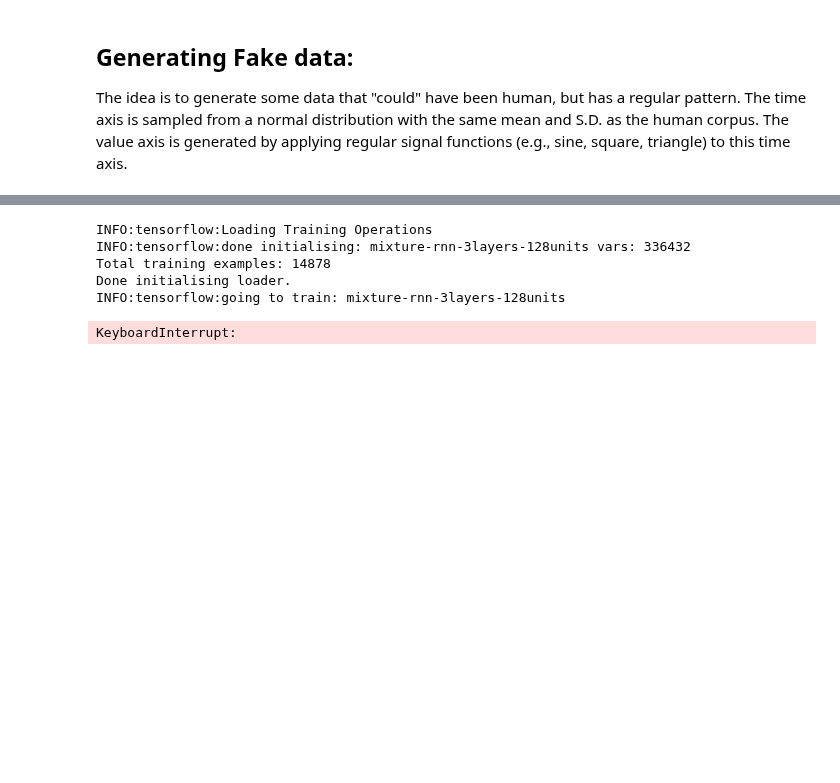
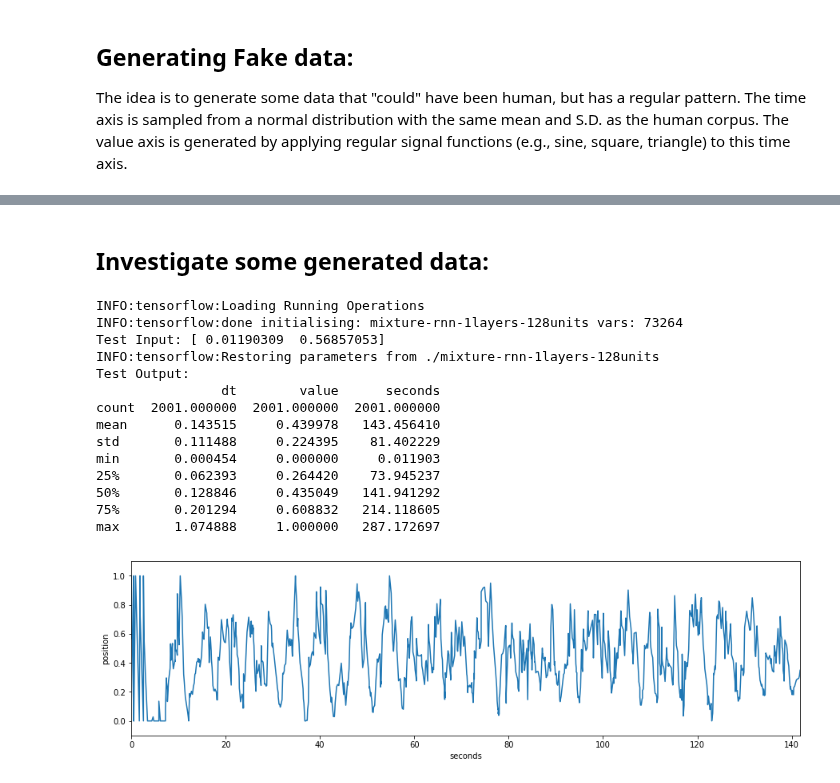
Before and after one commit to cpmpercussion/impsy, a Jupyter notebook: train_synthetic_mdn_data.ipynb, the cells around one changed output, grey strips where cells are left out. Drawn from its saved outputs; the diff is of its cells as text; code cells hidden in the pictures; blank space fills up the shorter version.

Commit message:
Updated synthetic data training script
Former-commit-id: f7b740a8461c19bbe497c78143a5483d0af6c583

```diff
--- a/train_synthetic_mdn_data.ipynb
+++ b/train_synthetic_mdn_data.ipynb
@@ -140,7 +107,7 @@ Training an MDN with these synthetic data sets.
 # Hyperparameters
 units = 128
 mixes = 8
-layers = 3
+layers = 1
 batch_s = 100
 n_steps = 120
 epochs = 10
@@ -157,10 +124,74 @@ losses = net.train(loader, epochs, saving=True)
 ## Plot the losses.
 plt.plot(losses)
 plt.show()
-# %% [output]
-INFO:tensorflow:Loading Training Operations
-INFO:tensorflow:done initialising: mixture-rnn-3layers-128units vars: 336432
-Total training examples: 14878
-Done initialising loader.
-INFO:tensorflow:going to train: mixture-rnn-3layers-128units
-KeyboardInterrupt:
+# %% [markdown]
+## Investigate some generated data:
+# %%
+# Hyperparameters
+units = 128
+mixes = 8
+layers = 1
+batch_s = 1
+n_steps = 1
+
+# Instantiate Running Network
+net = sketch_mdn.MixtureRNN(mode = sketch_mdn.NET_MODE_RUN,
+                            n_hidden_units=units,
+                            n_mixtures=mixes,
+                            batch_size=batch_s,
+                            sequence_length=n_steps,
+                            layers=layers)
+
+first_touch = np.array([(0.01 + (np.random.rand()-0.5)*0.005), np.random.rand()])
+print("Test Input:",first_touch)
+
+with tf.Session() as sess:
+    perf = net.generate_performance(first_touch,2000,sess)
+print("Test Output:")
+perf_df = pd.DataFrame({'dt':perf.T[0], 'value':perf.T[1]})
+perf_df['seconds'] = perf_df.dt.cumsum()
+
+print(perf_df.describe())
+
+ax = perf_df[:1000].plot(x='seconds', y='value', kind="line", figsize=(15,4), legend=False)
+ax.set_xlabel("seconds")
+ax.set_ylabel("position")
+ax.set_ylim([-0.1,1.1])
+ax.get_figure().savefig('synth_net_output.pdf', dpi=300, bbox_inches="tight")
+ax.get_figure().savefig('synth_net_output.png', dpi=300, bbox_inches="tight")
+
+# #plt.show(perf_df.plot('time','x',kind='scatter'))
+# plt.plot(perf_df.time, perf_df.x, '.r-')
+# plt.show()
+#
+
+# ## Investigate Output
+# window = 100
+# for n in [1000,2000,3000,4000,5000,6000]:
+#     print("Window:", str(n),'to',str(n+window))
+#     plt.plot(perf_df[n:n+window].time, perf_df[n:n+window].x, '.r-')
+#     plt.show()
+
+# input_touch = first_touch.reshape([1,1,net.n_input_units]) ## Give input correct shape for one-at-a-time evaluation.
+# if net.state is not None:
+#     feed = {net.x: input_touch, net.init_state: net.state}
+# else:
+#     feed = {net.x: input_touch}
+# pis, locs_1, locs_2, scales_1, scales_2, corr, net.state = sess.run([net.pis, net.locs_1, net.locs_2, net.scales_1, net.scales_2,  net.corr, net.final_state], feed_dict=feed)
+# #x_1, x_2 = sketch_mixture.sample_mixture_model(pis, locs_1, locs_2, scales_1, scales_2, corr, temp=1.0, greedy=False)
+# %% [output]
+INFO:tensorflow:Loading Running Operations
+INFO:tensorflow:done initialising: mixture-rnn-1layers-128units vars: 73264
+Test Input: [ 0.01190309  0.56857053]
+INFO:tensorflow:Restoring parameters from ./mixture-rnn-1layers-128units
+Test Output:
+                dt        value      seconds
+count  2001.000000  2001.000000  2001.000000
+mean      0.143515     0.439978   143.456410
+std       0.111488     0.224395    81.402229
+min       0.000454     0.000000     0.011903
+25%       0.062393     0.264420    73.945237
+50%       0.128846     0.435049   141.941292
+75%       0.201294     0.608832   214.118605
+max       1.074888     1.000000   287.172697
+[figure, added]
```
Also changed, not shown: parts of 6 cells of this notebook.
